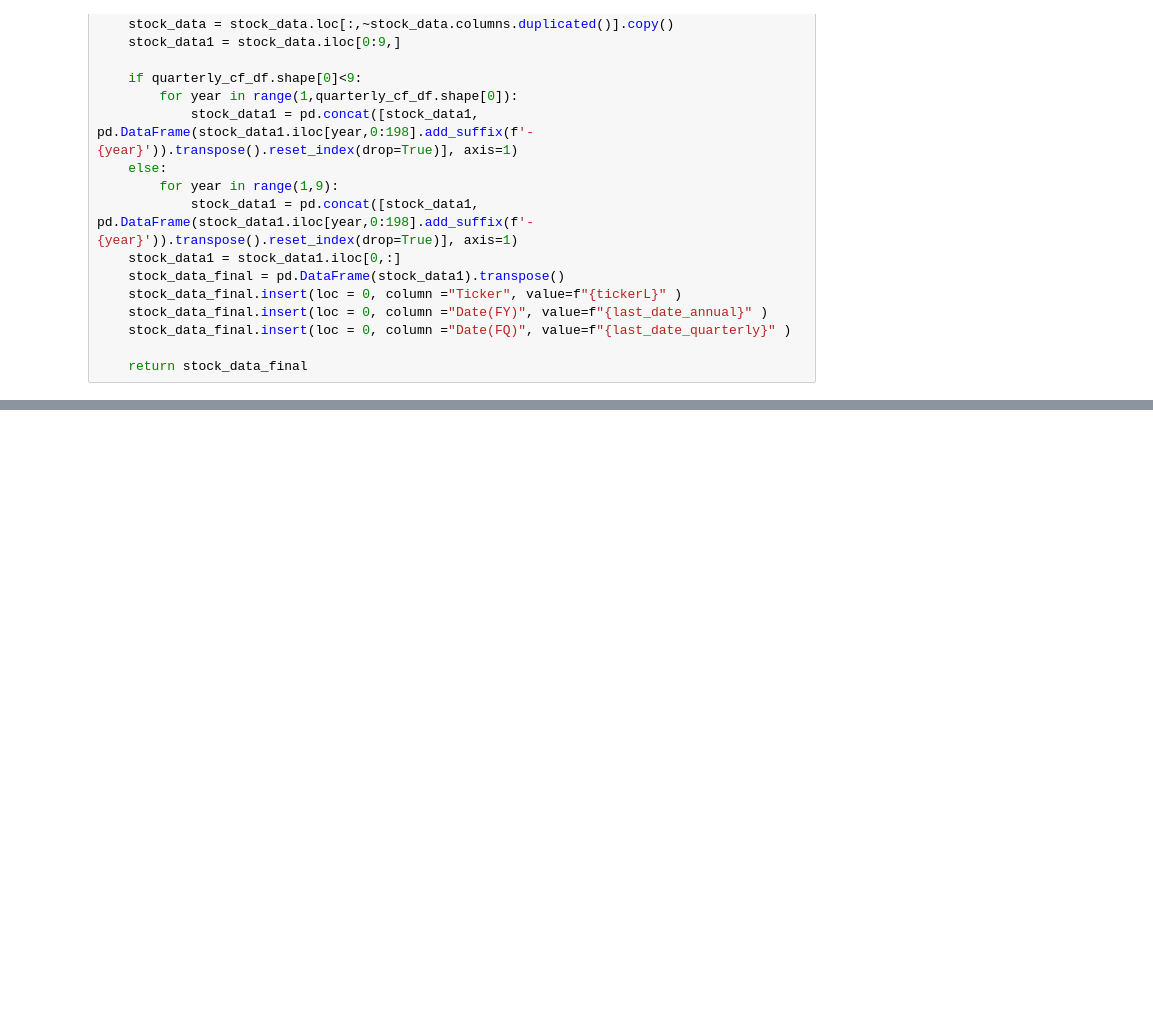
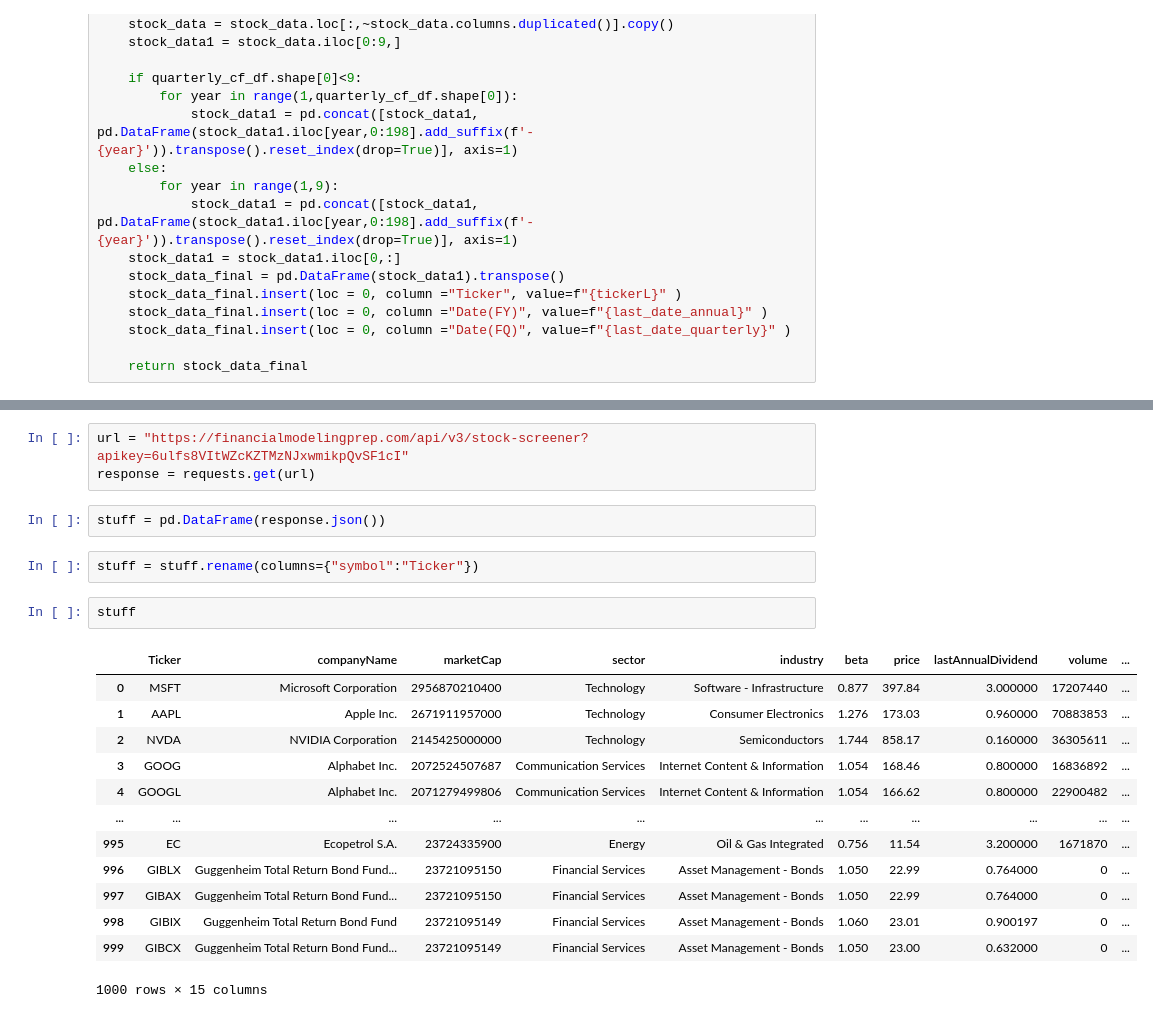
Before and after one commit to Hamza-joosub/StonksModels, a Jupyter notebook: Database.ipynb, the cells around one changed output, grey strips where cells are left out. Saved outputs shown, nothing was run; the diff lists cells and outputs as text; blank space fills up the shorter version.

```diff
--- a/Database.ipynb
+++ b/Database.ipynb
@@ -113 +127,24 @@ for ticker in tqdm(stock_list):
+# %%
+url = "https://financialmodelingprep.com/api/v3/stock-screener?apikey=6ulfs8VItWZcKZTMzNJxwmikpQvSF1cI"
+response = requests.get(url)
+# %%
+stuff = pd.DataFrame(response.json())
+# %%
+stuff = stuff.rename(columns={"symbol":"Ticker"})
+# %%
+stuff
+# %% [output]
+|  | Ticker | companyName | marketCap | sector | industry | beta | price | lastAnnualDividend | volume | ... |
+| 0 | MSFT | Microsoft Corporation | 2956870210400 | Technology | Software - Infrastructure | 0.877 | 397.84 | 3.000000 | 17207440 | ... |
+| 1 | AAPL | Apple Inc. | 2671911957000 | Technology | Consumer Electronics | 1.276 | 173.03 | 0.960000 | 70883853 | ... |
+| 2 | NVDA | NVIDIA Corporation | 2145425000000 | Technology | Semiconductors | 1.744 | 858.17 | 0.160000 | 36305611 | ... |
+| 3 | GOOG | Alphabet Inc. | 2072524507687 | Communication Services | Internet Content & Information | 1.054 | 168.46 | 0.800000 | 16836892 | ... |
+| 4 | GOOGL | Alphabet Inc. | 2071279499806 | Communication Services | Internet Content & Information | 1.054 | 166.62 | 0.800000 | 22900482 | ... |
+| ... | ... | ... | ... | ... | ... | ... | ... | ... | ... | ... |
+| 995 | EC | Ecopetrol S.A. | 23724335900 | Energy | Oil & Gas Integrated | 0.756 | 11.54 | 3.200000 | 1671870 | ... |
+| 996 | GIBLX | Guggenheim Total Return Bond Fund... | 23721095150 | Financial Services | Asset Management - Bonds | 1.050 | 22.99 | 0.764000 | 0 | ... |
+| 997 | GIBAX | Guggenheim Total Return Bond Fund... | 23721095150 | Financial Services | Asset Management - Bonds | 1.050 | 22.99 | 0.764000 | 0 | ... |
+| 998 | GIBIX | Guggenheim Total Return Bond Fund | 23721095149 | Financial Services | Asset Management - Bonds | 1.060 | 23.01 | 0.900197 | 0 | ... |
+| 999 | GIBCX | Guggenheim Total Return Bond Fund... | 23721095149 | Financial Services | Asset Management - Bonds | 1.050 | 23.00 | 0.632000 | 0 | ... |
+1000 rows × 15 columns
 # %%
```
Also changed, not shown: parts of 20 cells of this notebook, 10 other files.
